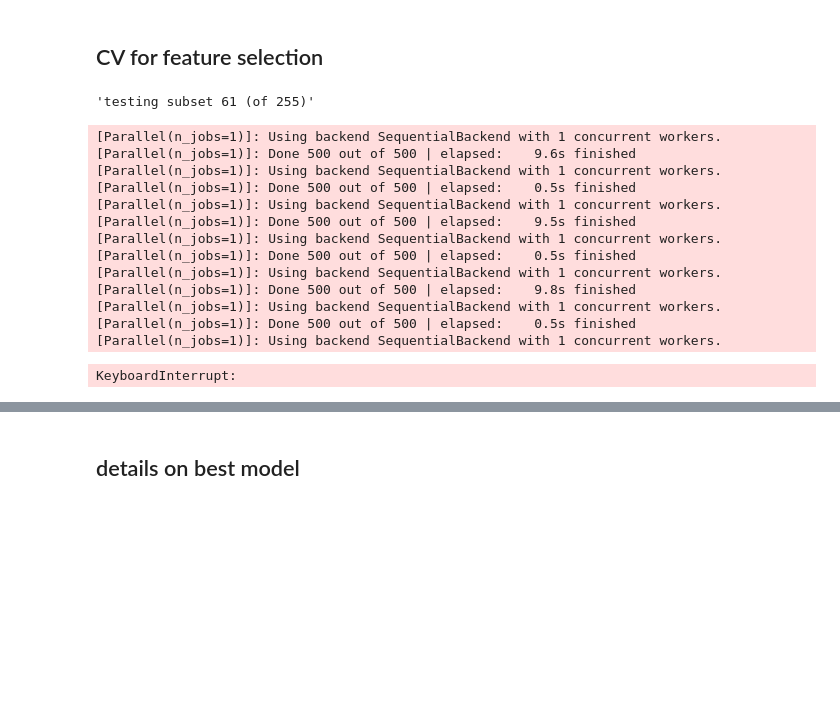
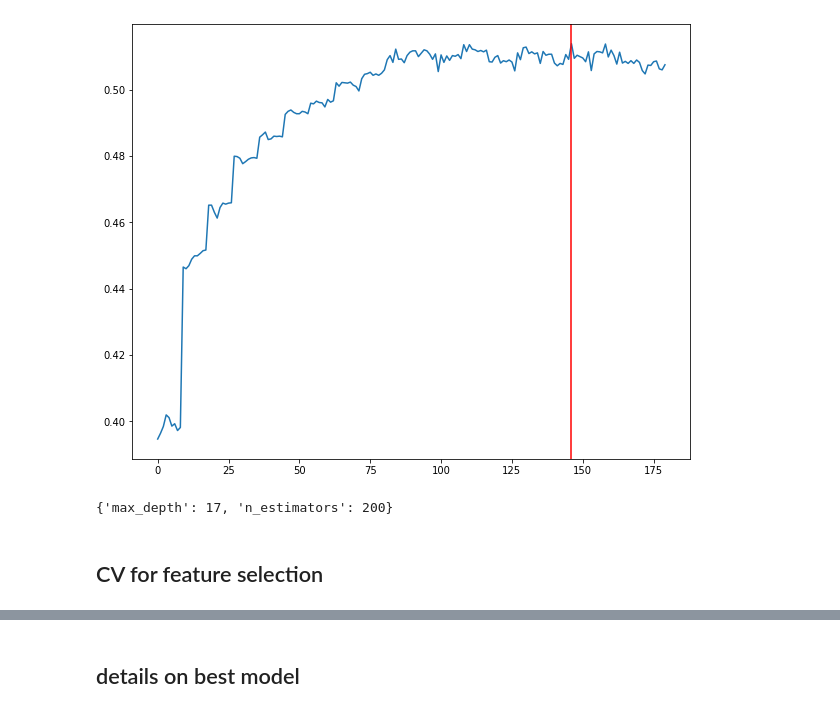
Before and after one commit to nickdanis/gorillawords, a Jupyter notebook: models/randomforest-cv.ipynb, the cells around one changed output, grey strips where cells are left out. Drawn from its saved outputs; the diff is of its cells as text; code cells hidden in the pictures; blank space fills up the shorter version.

```diff
--- a/models/randomforest-cv.ipynb
+++ b/models/randomforest-cv.ipynb
@@ -135,3 +77,22 @@ The highest accuraccy is in the model with a max depth of 14.
+# %%
+cv = pd.DataFrame(clf.cv_results_)
+cv
+# %%
+best_p = cv.loc[cv.rank_test_score == 1].index.values[0]
+plt.figure(figsize=(10,8))
+plt.plot(range(len(cv['params'])),cv['mean_test_score'])
+plt.axvline(x=best_p, color='r')
+plt.ylabel("Mean CV Performance Score",fontsize=16)
+plt.xlabel("best parameter index",fontsize=16)
+
+plt.show()
+# %% [output]
+[figure, added]
+# %%
+best_params = cv.loc[best_p,'params']
+print(best_params)
+# %% [output]
+{'max_depth': 17, 'n_estimators': 200}
 # %% [markdown]
 ## CV for feature selection
 # %%
@@ -159,7 +120,7 @@ for j, combo in enumerate(feature_combos):
     clear_output(wait=True)
     display(f"testing subset {j+1} (of {len(feature_combos)})")
 
-    rf = RandomForestClassifier(n_estimators = est, max_depth=14, random_state=617,verbose=1)
+    rf = RandomForestClassifier(n_estimators = 200, max_depth=17, random_state=617,verbose=1)
     i=0
     for train_index, test_index in kfold.split(X_train, y_train):
         X_train_train, X_train_test = X_train[train_index], X_train[test_index]
@@ -173,22 +134,6 @@ for j, combo in enumerate(feature_combos):
         precs[i,j] = precision_score(y_train_test,y_predict,average='weighted',zero_division=0)
         recs[i,j] = recall_score(y_train_test,y_predict,average='weighted',zero_division=0)
         i = i + 1
-# %% [output]
-'testing subset 61 (of 255)'
-[Parallel(n_jobs=1)]: Using backend SequentialBackend with 1 concurrent workers.
-[Parallel(n_jobs=1)]: Done 500 out of 500 | elapsed:    9.6s finished
-[Parallel(n_jobs=1)]: Using backend SequentialBackend with 1 concurrent workers.
-[Parallel(n_jobs=1)]: Done 500 out of 500 | elapsed:    0.5s finished
-[Parallel(n_jobs=1)]: Using backend SequentialBackend with 1 concurrent workers.
-[Parallel(n_jobs=1)]: Done 500 out of 500 | elapsed:    9.5s finished
-[Parallel(n_jobs=1)]: Using backend SequentialBackend with 1 concurrent workers.
-[Parallel(n_jobs=1)]: Done 500 out of 500 | elapsed:    0.5s finished
-[Parallel(n_jobs=1)]: Using backend SequentialBackend with 1 concurrent workers.
-[Parallel(n_jobs=1)]: Done 500 out of 500 | elapsed:    9.8s finished
-[Parallel(n_jobs=1)]: Using backend SequentialBackend with 1 concurrent workers.
-[Parallel(n_jobs=1)]: Done 500 out of 500 | elapsed:    0.5s finished
-[Parallel(n_jobs=1)]: Using backend SequentialBackend with 1 concurrent workers.
-KeyboardInterrupt:
 # %%
 best_features = np.argmax(np.mean(accs, axis=0))
 plt.figure(figsize=(14,10))
```
Also changed, not shown: parts of 17 cells of this notebook, 1 other file.
